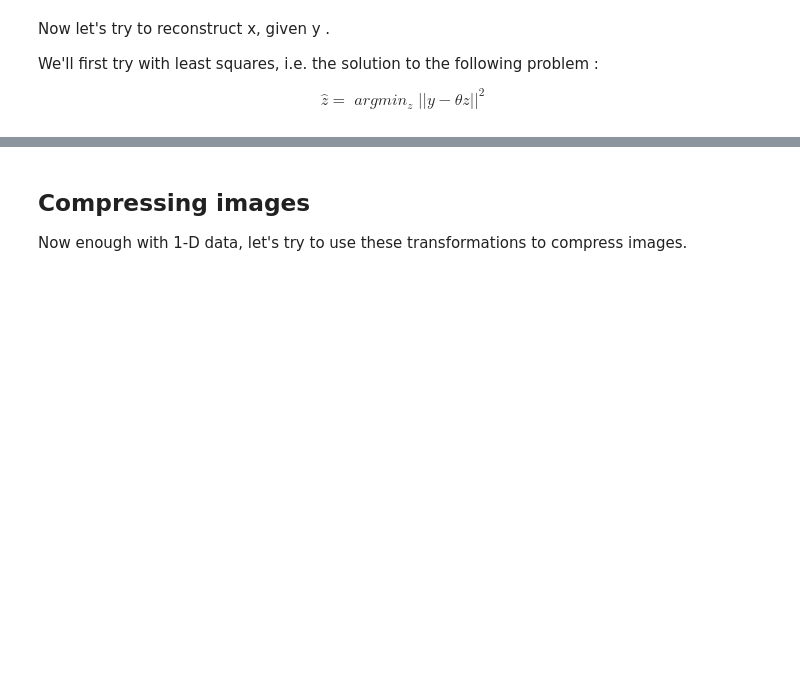
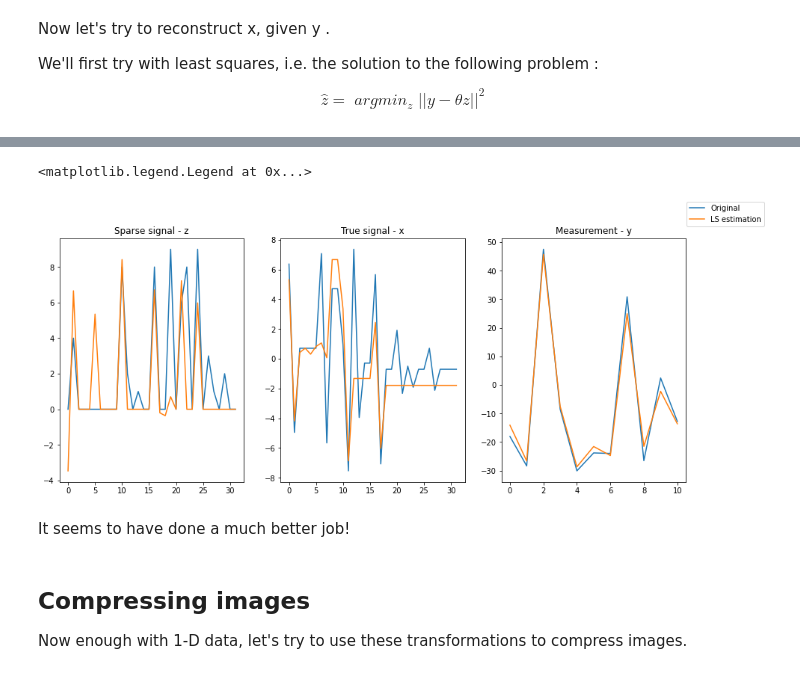
Before and after one commit to GiuliaLanzillotta/My-ML-exercises, a Jupyter notebook: Signal_processing.ipynb, the cells around one changed output, grey strips where cells are left out. Drawn from its saved outputs; the diff is of its cells as text; code cells hidden in the pictures; blank space fills up the shorter version.

```diff
--- a/Signal_processing.ipynb
+++ b/Signal_processing.ipynb
@@ -346,3 +380,21 @@ z_hat = LS_model.fit(theta, y)
+# %%
+f, (ax1, ax2, ax3) = plt.subplots(1, 3, figsize=(15,6))
+ax1.plot(z)
+ax1.plot(z_hat_lasso)
+ax1.set_title('Sparse signal - z')
+ax2.plot(x)
+ax2.plot(x_hat_lasso)
+ax2.set_title('True signal - x')
+ax3.plot(y)
+ax3.plot(y_hat_lasso)
+ax3.set_title('Measurement - y')
+
+f.legend(labels=("Original","LS estimation"))
+# %% [output]
+<matplotlib.legend.Legend at 0x...>
+[figure, added]
+# %% [markdown]
+It seems to have done a much better job!
 # %% [markdown]
 ## Compressing images
 
```
Also changed, not shown: parts of 8 cells of this notebook.
